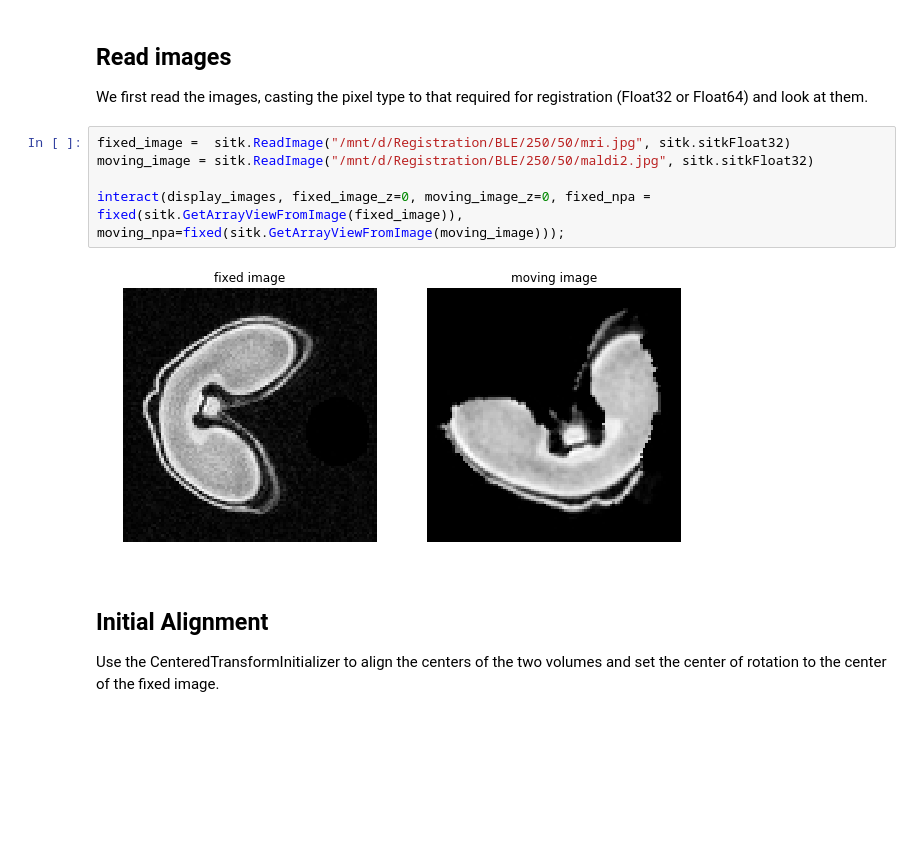
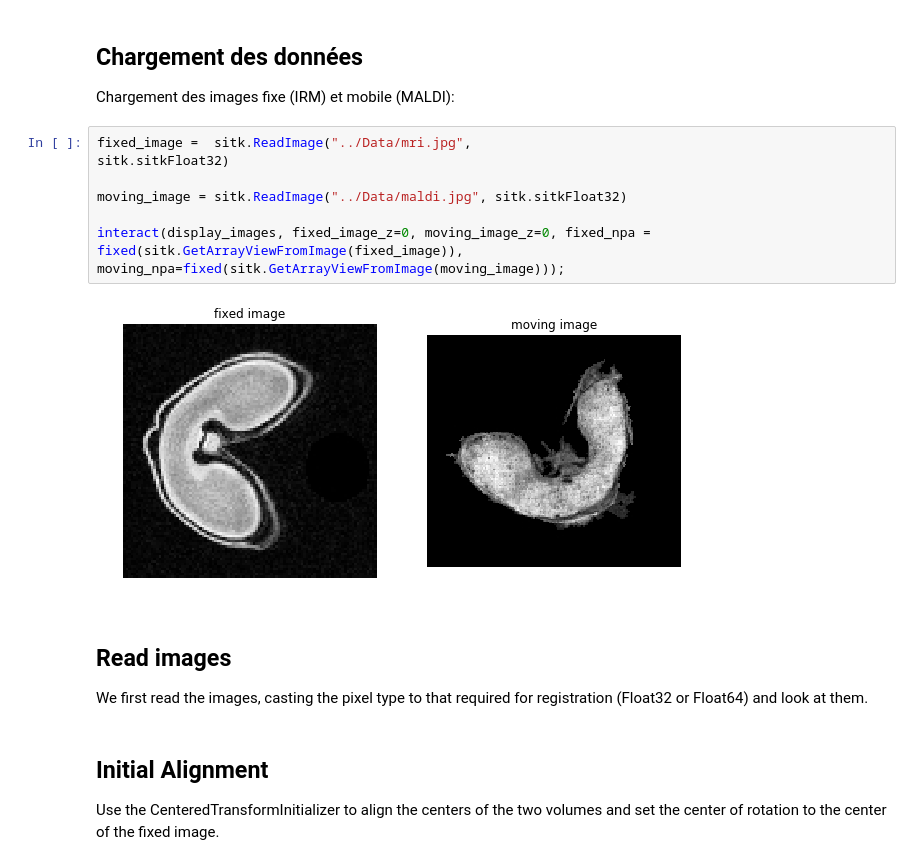
Before and after one commit to fgrelard/SimpleITK-Notebooks, a Jupyter notebook: Python/FusionIRMMALDI.ipynb, the cells around one changed output. Saved outputs shown, nothing was run; the diff lists cells and outputs as text; blank space fills up the shorter version.

Commit message:
Update fusion notebook : load images

```diff
--- a/Python/FusionIRMMALDI.ipynb
+++ b/Python/FusionIRMMALDI.ipynb
@@ -193,17 +191,22 @@ def plot_values(registration_method):
 def update_multires_iterations():
     global metric_values, multires_iterations
     multires_iterations.append(len(metric_values))
+# %% [markdown]
+## Chargement des données
+Chargement des images fixe (IRM) et mobile (MALDI):
+# %%
+fixed_image =  sitk.ReadImage("../Data/mri.jpg",
+sitk.sitkFloat32)
+
+moving_image = sitk.ReadImage("../Data/maldi.jpg", sitk.sitkFloat32)
+
+interact(display_images, fixed_image_z=0, moving_image_z=0, fixed_npa = fixed(sitk.GetArrayViewFromImage(fixed_image)), moving_npa=fixed(sitk.GetArrayViewFromImage(moving_image)));
+# %% [output]
+[figure, added]
 # %% [markdown]
 ## Read images
 
 We first read the images, casting the pixel type to that required for registration (Float32 or Float64) and look at them.
-# %%
-fixed_image =  sitk.ReadImage("/mnt/d/Registration/BLE/250/50/mri.jpg", sitk.sitkFloat32)
-moving_image = sitk.ReadImage("/mnt/d/Registration/BLE/250/50/maldi2.jpg", sitk.sitkFloat32)
-
-interact(display_images, fixed_image_z=0, moving_image_z=0, fixed_npa = fixed(sitk.GetArrayViewFromImage(fixed_image)), moving_npa=fixed(sitk.GetArrayViewFromImage(moving_image)));
-# %% [output]
-[figure, removed]
 # %% [markdown]
 ## Initial Alignment
 
```
Also changed, not shown: parts of 4 cells of this notebook, 2 other files.
